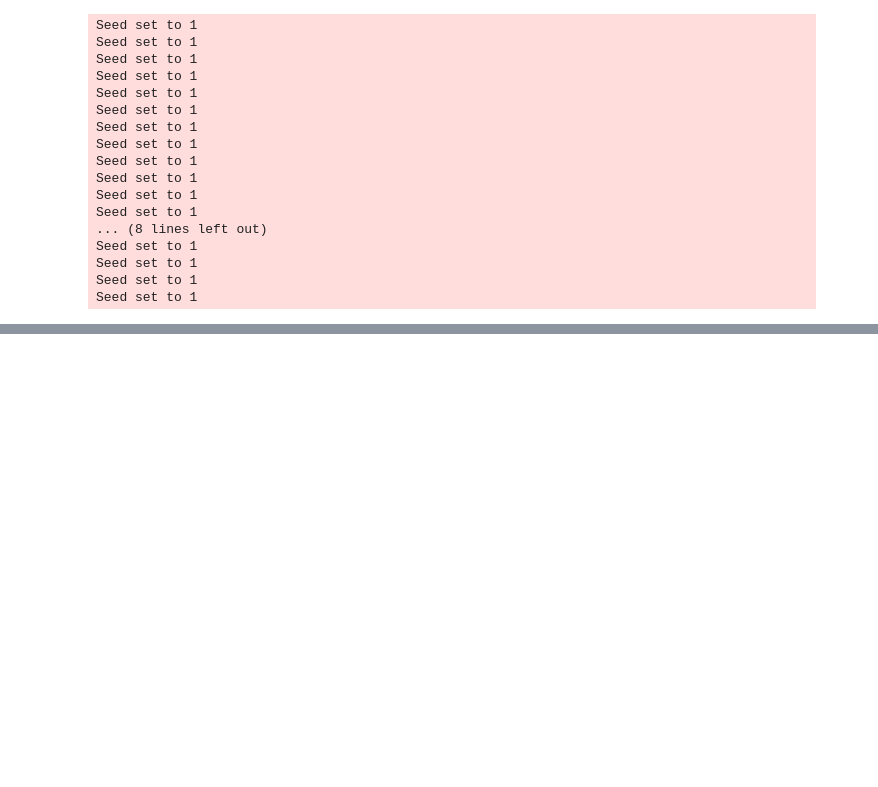
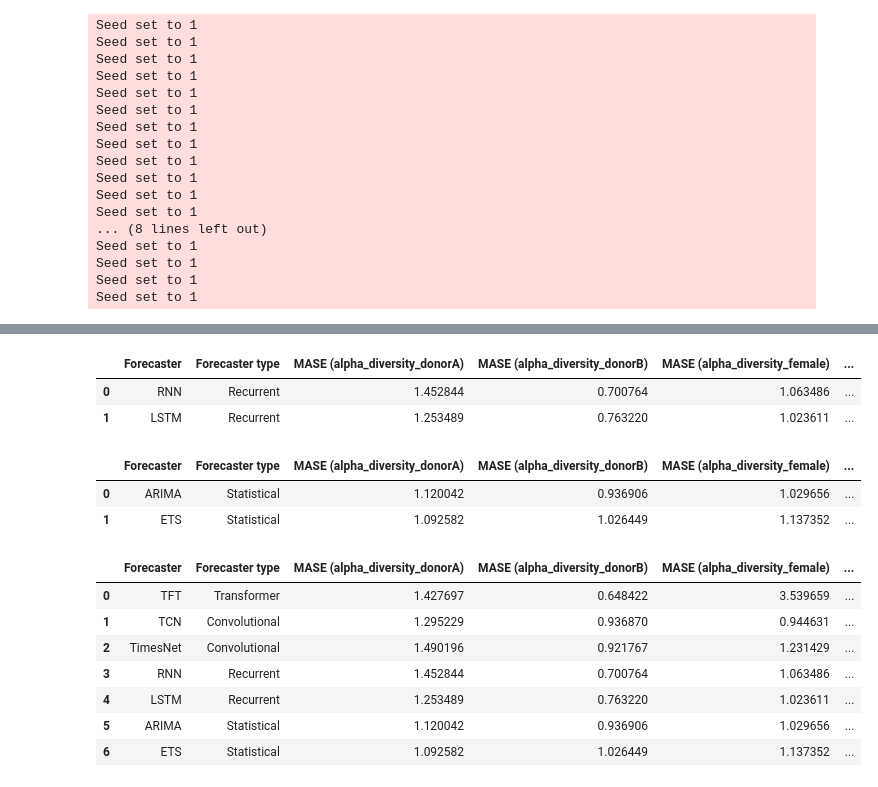
Before and after one commit to ewa-siedlarczyk/UM-TimeSeries, a Jupyter notebook: p4_time_series_analysis.ipynb, the cells around one changed output, grey strips where cells are left out. Drawn from its saved outputs; the diff is of its cells as text; code cells hidden in the pictures; blank space fills up the shorter version.

Commit message:
Add recurrent and statistical models (RNN, LSTM, ARIMA, ETS)

```diff
--- a/p4_time_series_analysis.ipynb
+++ b/p4_time_series_analysis.ipynb
@@ -307,0 +458,2 @@ results_df
+# %%
+results_recurrent_df = evaluate_forecasters(recurrent_models, datasets_long, forecast_general)
@@ -307,0 +612,55 @@ results_df
+# %%
+results_recurrent_df
+# %% [output]
+|  | Forecaster | Forecaster type | MASE (alpha_diversity_donorA) | MASE (alpha_diversity_donorB) | MASE (alpha_diversity_female) | ... |
+| 0 | RNN | Recurrent | 1.452844 | 0.700764 | 1.063486 | ... |
+| 1 | LSTM | Recurrent | 1.253489 | 0.763220 | 1.023611 | ... |
+# %%
+from statsforecast import StatsForecast
+from statsforecast.models import ARIMA, ETS
+
+def forecast_statsforecast(df_train_long, df_test_long, stats_model, freq=1):
+    h = df_test_long['ds'].nunique()
+    sf = StatsForecast(models=[stats_model], freq=freq)
+    sf.fit(df=df_train_long)
+    forecast_df = sf.predict(h=h).reset_index()
+    model_col = stats_model.__class__.__name__
+    forecast_df = forecast_df.rename(columns={model_col: 'y_pred'})
+
+    merged_df = pd.merge(
+        forecast_df[['unique_id', 'ds', 'y_pred']],
+        df_test_long[['unique_id', 'ds']],
+        on=['unique_id', 'ds'],
+        how='inner'
+    )
+
+    return merged_df.set_index(['unique_id', 'ds'])[['y_pred']]
+# %%
+statistical_models = []
+for ds_name, _, _ in datasets_long:
+    arima_model = ARIMA()
+    statistical_models.append((ds_name, "ARIMA", "Statistical", arima_model))
+
+    ets_model = ETS()
+    statistical_models.append((ds_name, "ETS", "Statistical", ets_model))
+# %%
+results_statistical_df = evaluate_forecasters(statistical_models, datasets_long, forecast_statsforecast)
+# %%
+results_statistical_df
+# %% [output]
+|  | Forecaster | Forecaster type | MASE (alpha_diversity_donorA) | MASE (alpha_diversity_donorB) | MASE (alpha_diversity_female) | ... |
+| 0 | ARIMA | Statistical | 1.120042 | 0.936906 | 1.029656 | ... |
+| 1 | ETS | Statistical | 1.092582 | 1.026449 | 1.137352 | ... |
+# %%
+final_results_df = pd.concat([results_df, results_recurrent_df, results_statistical_df], axis=0)
+final_results_df.reset_index(drop=True, inplace=True)
+final_results_df
+# %% [output]
+|  | Forecaster | Forecaster type | MASE (alpha_diversity_donorA) | MASE (alpha_diversity_donorB) | MASE (alpha_diversity_female) | ... |
+| 0 | TFT | Transformer | 1.427697 | 0.648422 | 3.539659 | ... |
+| 1 | TCN | Convolutional | 1.295229 | 0.936870 | 0.944631 | ... |
+| 2 | TimesNet | Convolutional | 1.490196 | 0.921767 | 1.231429 | ... |
+| 3 | RNN | Recurrent | 1.452844 | 0.700764 | 1.063486 | ... |
+| 4 | LSTM | Recurrent | 1.253489 | 0.763220 | 1.023611 | ... |
+| 5 | ARIMA | Statistical | 1.120042 | 0.936906 | 1.029656 | ... |
+| 6 | ETS | Statistical | 1.092582 | 1.026449 | 1.137352 | ... |
```
Also changed, not shown: parts of 6 cells of this notebook.
